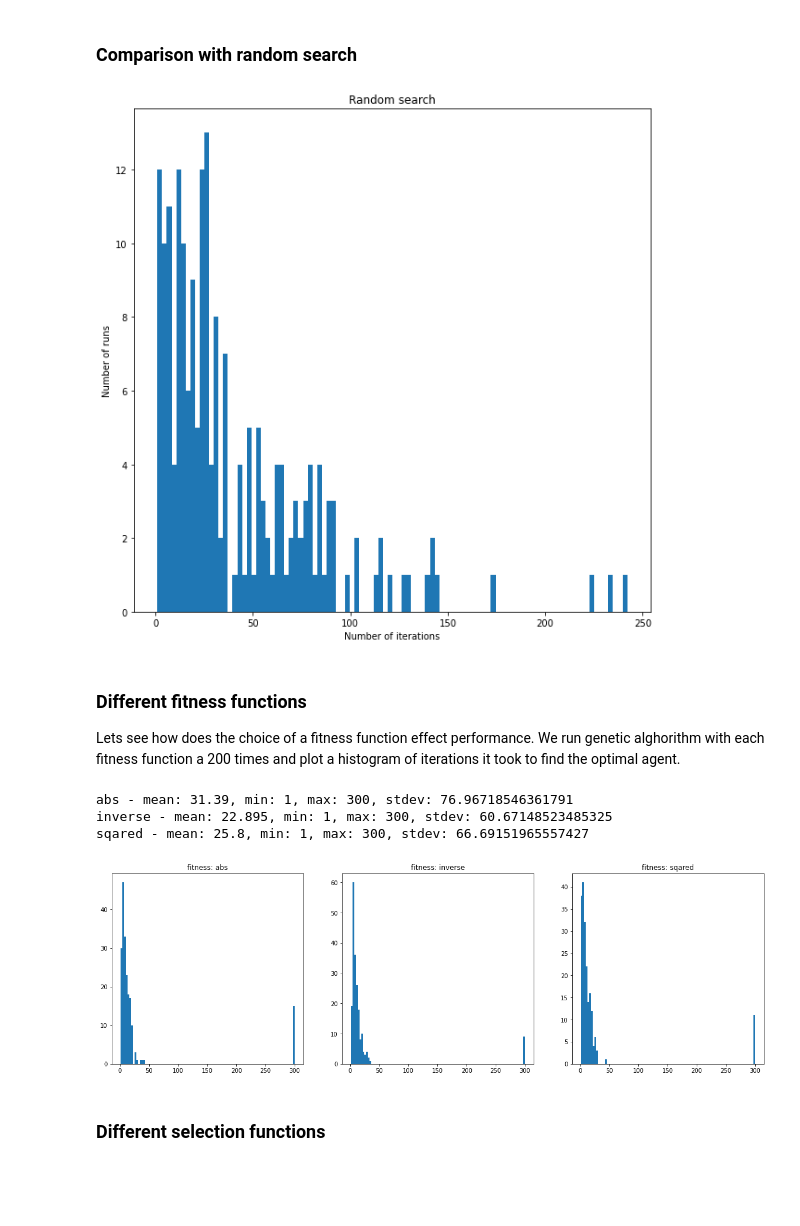
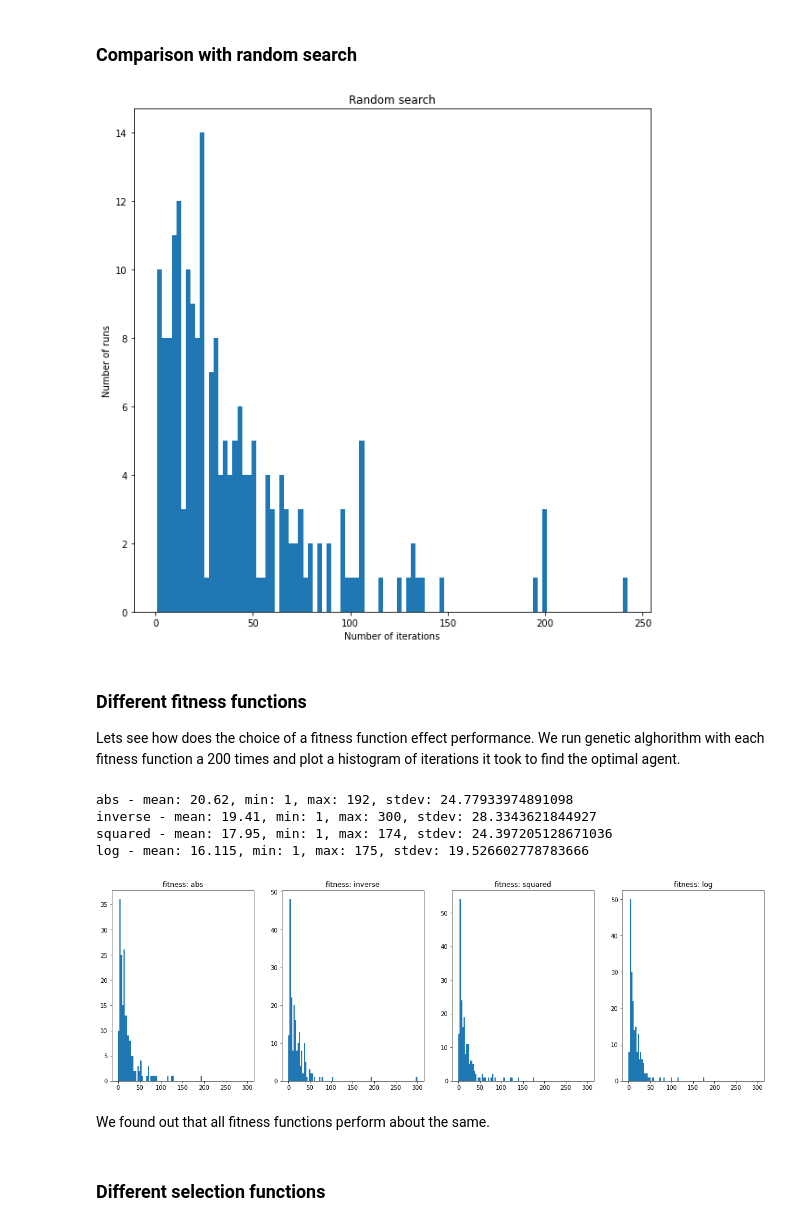
Before and after one commit to njezersek/Inteligent-Systems-assignment1, a Jupyter notebook: assignment.ipynb, the cells around one changed output. Saved outputs shown, nothing was run; the diff lists cells and outputs as text; code cells hidden in the pictures; blank space fills up the shorter version.

```diff
--- a/assignment.ipynb
+++ b/assignment.ipynb
@@ -236,8 +239,8 @@ def agent_subtract(agent1, agent2):
 
 def crossover(parent1, parent2):
     min_len = min(len(parent1), len(parent2))
-    selection_start = random.randrange(0, min_len)
-    selection_end = random.randrange(selection_start, min_len)
+    selection_start = random.randint(0, min_len)
+    selection_end = random.randint(selection_start, min_len)
 
     child1 = parent1[selection_start:selection_end]
     child2 = parent2[selection_start:selection_end]
@@ -444,6 +463,8 @@ def evolve(
     min_fitness_log = []
     max_fitness_log = []
     mean_fitness_log = []
+
+    string_log = []
 
     iterations = 0
 
@@ -470,8 +491,7 @@ def evolve(
         best_agents_with_fitness_sorted = list(sorted(best_agents_with_fitness, key=lambda e: e[1], reverse=True))
 
         # print metrics
-        if verbose:
-            print(f"Generation {generation}: fitness min: {min_fitness:.2f}, max: {max_fitness:.2f}, mean: {mean_fitness:.2f}; best agent: {agent_to_string(best_agents_with_fitness_sorted[0][0])}")
+        string_log.append(f"Generation {generation}: fitness min: {min_fitness:.2f}, max: {max_fitness:.2f}, mean: {mean_fitness:.2f}; best agent: {agent_to_string(best_agents_with_fitness_sorted[0][0])}")
 
         if max_fitness >= fitness_threshold: break
 
@@ -493,6 +513,17 @@ def evolve(
             if random.random() < mutation_probability:
                 population[i] = mutation_function(agent)
 
+    if verbose:
+        if len(string_log) > 10:
+            for line in string_log[:5]:
+                print(line)
+
+            print(" ... lines omitted ... ")
+            for line in string_log[-5:]:
+                print(line)
+        else:
+            for line in string_log:
+                print(line)
 
     if plot:
         plt.figure(figsize=(10,10))
@@ -510,6 +542,0 @@ max_iterations = 300
-# %%
-a = [('5','*'), ('3', '+'), ('25', '*'), ('100', '+')]
-print(agent_to_expression(a))
-print(error(a))
-
-fitness_log(a)
@@ -560,43 +587,46 @@ plt.xlabel('Number of iterations')
 plt.ylabel('Number of runs')
 _ = plt.hist(iterations_log, bins=100)
 # %% [output]
-[figure, old version]
+[figure, new version]
 # %% [markdown]
 ### Different fitness functions
 
 Lets see how does the choice of a fitness function effect performance. We run genetic alghorithm with each fitness function a 200 times and plot a histogram of iterations it took to find the optimal agent.
 # %%
 N = 200
-fitness_functions = [(fitness_abs, 0, "abs"), (fitness_inverse, 10000, "inverse"), (fitness_squared, 0, "squared")]
+fitness_functions = [(fitness_abs, 0, "abs"), (fitness_inverse, 10000, "inverse"), (fitness_squared, 0, "squared"),  (fitness_log, 0, "log")]
 
 plt.figure(figsize=(20,6))
 
 for j, (fitness_function, fitness_threshold, label) in enumerate(fitness_functions):
     iterations_log = []
 
     for i in range(N):
         population = [generate_agent() for _ in range(population_size)]
         iterations, _ = evolve(
             population,
             fitness_function,
-            select_best_agents,
+            select_best_plus_random,
             crossover,
             mutation,
             mutation_probability=0.2, survival_probability=0.2, max_iterations=300, keep_best=False, fitness_threshold=fitness_threshold
         )
 
         iterations_log.append(iterations)
 
     print(f"{label} - mean: {statistics.mean(iterations_log)}, min: {min(iterations_log)}, max: {max(iterations_log)}, stdev: {statistics.stdev(iterations_log)}")
 
-    plt.subplot(1, 3, j+1)
+    plt.subplot(1, 4, j+1)
     plt.title(f"fitness: {label}")
-    _ = plt.hist(iterations_log, bins=100)
+    _ = plt.hist(iterations_log, bins=100, range=(0,300))
 # %% [output]
-abs - mean: 31.39, min: 1, max: 300, stdev: 76.96718546361791
-inverse - mean: 22.895, min: 1, max: 300, stdev: 60.67148523485325
-sqared - mean: 25.8, min: 1, max: 300, stdev: 66.69151965557427
+abs - mean: 20.62, min: 1, max: 192, stdev: 24.77933974891098
+inverse - mean: 19.41, min: 1, max: 300, stdev: 28.3343621844927
+squared - mean: 17.95, min: 1, max: 174, stdev: 24.397205128671036
+log - mean: 16.115, min: 1, max: 175, stdev: 19.526602778783666
-[figure, old version]
+[figure, new version]
+# %% [markdown]
+We found out that all fitness functions perform about the same.
 # %% [markdown]
 ### Different selection functions
 # %%
```
Also changed, not shown: parts of 23 cells of this notebook, 1 other file.
